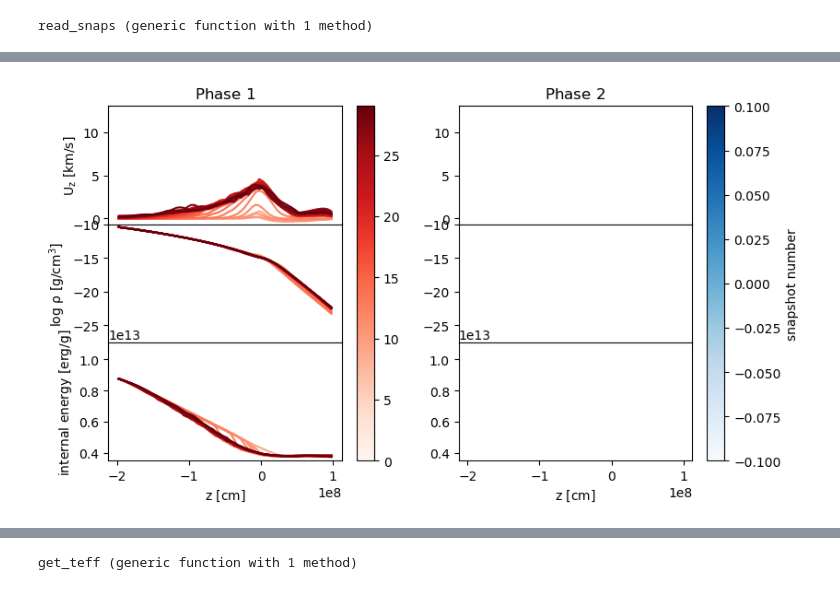
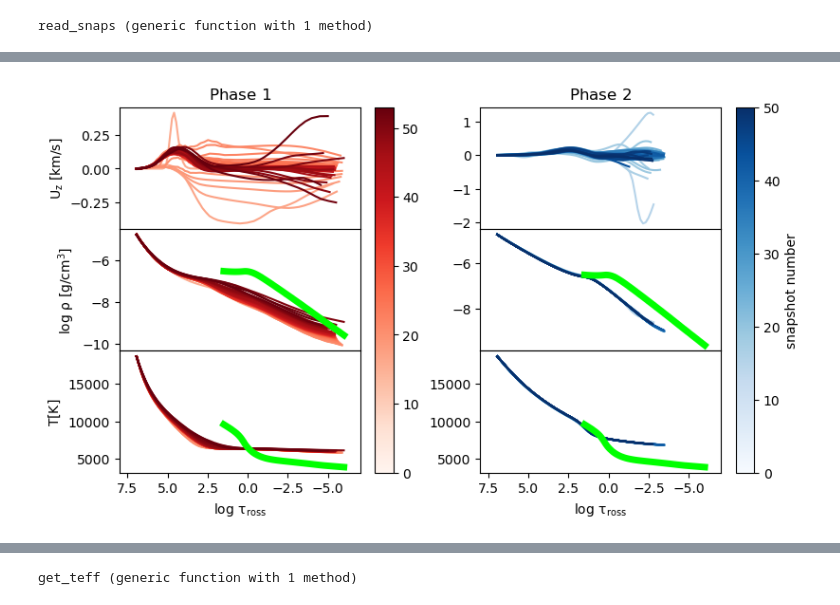
Before and after one commit to pe1995/MUST.jl, a Jupyter notebook: examples/visualize/hunt_errors.ipynb, the cells around one changed output, grey strips where cells are left out. Saved outputs shown, nothing was run; the diff lists cells and outputs as text; code cells hidden in the pictures.

```diff
--- a/examples/visualize/hunt_errors.ipynb
+++ b/examples/visualize/hunt_errors.ipynb
@@ -15,10 +20,10 @@ pl =pyimport("matplotlib.pylab");
 # %%
 #folder            = MUST.@in_dispatch "data_testrun4/grid78_phase1"
 #folder            = MUST.@in_dispatch "data/stellar"
-folder            = MUST.@in_dispatch "data/stellar_relaxing2"
+folder            = MUST.@in_dispatch "data/stellar_relaxing3"
 
 #folder2           = MUST.@in_dispatch "data/stellar_relaxing2"
-folder2            = MUST.@in_dispatch "data/restart_relaxing2"
+folder2            = MUST.@in_dispatch "data/restart_relaxing3"
 #folder2            = MUST.@in_dispatch "data/restart"
 
 content_of_folder = glob("*/", folder)
@@ -78,20 +86,22 @@ end
 convert_snaps (generic function with 1 method)
 # %%
 function read_snaps(snapshots, folder)
-    boxes = []
+    boxes  = []
+    boxesT = []
     for (i_s,snap) in enumerate(snapshots)
         try
             # Also save the snapshot as Box (a regular gridded 3D-cube) to save time later
             append!(boxes, [MUST.Box("box_sn$(snapshots[i_s])", folder=folder)])
+            append!(boxesT, [MUST.Box("box_tau_sn$(snapshots[i_s])", folder=folder)])
         catch
             @warn "could not load $(i_s)"
         end
     end
-    boxes
+    boxes, boxesT
 end
 # %% [output]
 read_snaps (generic function with 1 method)
 # %%
-boxes = convert_snaps(snapshots, folder)
-#boxes = read_snaps(snapshots, folder)
-z     = boxes[1].z[1,1,:];
+#boxes = convert_snaps(snapshots, folder)
+boxes,boxesT = read_snaps(snapshots, folder)
+z = boxes[1].z[1,1,:];
@@ -98,6 +111,6 @@ z     = boxes[1].z[1,1,:];
 # %%
 #boxes2 = convert_snaps(snapshots2, folder2)
-boxes2 = read_snaps(snapshots2, folder2)
+boxes2,boxesT2 = read_snaps(snapshots2, folder2)
 z2     = boxes2[1].z[1,1,:];
 # %% [output]
 ┌ Warning: could not load 1
@@ -174,75 +147,93 @@ sm2     = plt.cm.ScalarMappable(cmap="Blues", norm=plt.Normalize(vmin=0, vmax=le
 cbar = plt.colorbar(sm2, ax=ax[:,2])
 cbar.set_label("snapshot number")
 
-ax[1,2].set_ylim(-0.6736407617187501, 13.025547381103516); ax[1,1].set_ylim(-0.6736407617187501, 13.025547381103516)
-ax[2,2].set_ylim(-27.58334445953369, -9.9887113571167)   ; ax[2,1].set_ylim(-27.58334445953369, -9.9887113571167)
-ax[3,2].set_ylim(3.5e12, 1.10747040350208e13); ax[3,1].set_ylim(3.5e12, 1.10747040350208e13)
+#ax[1,2].set_ylim(-0.6736407617187501, 13.025547381103516); ax[1,1].set_ylim(-0.6736407617187501, 13.025547381103516)
+#ax[2,2].set_ylim(-27.58334445953369, -9.9887113571167)   ; ax[2,1].set_ylim(-27.58334445953369, -9.9887113571167)
+#ax[3,2].set_ylim(3.5e12, 1.10747040350208e13); ax[3,1].set_ylim(3.5e12, 1.10747040350208e13)
+
+ax[2,2].set_xlim(8,-7)
 
 ax[1,1].set_ylabel(L"\rm U_z\ [km/s]")
 ax[2,1].set_ylabel(L"\rm \log\ \rho\ [g/cm^3]")
-ax[3,1].set_ylabel(L"\rm internal\ energy\ [erg/g]")
+ax[3,1].set_ylabel(L"\rm T [K]")
 
-ax[3,1].set_xlabel(L"\rm z\ [cm]")
-ax[3,2].set_xlabel(L"\rm z\ [cm]")
+ax[3,1].set_xlabel(L"\rm \log\ \tau_{ross}\ ")
+ax[3,2].set_xlabel(L"\rm \log\ \tau_{ross}\ ")
 
 ax[1,1].set_title(L"\rm Phase\ 1")
 ax[1,2].set_title(L"\rm Phase\ 2")
 
 
 for i in 1:length(boxes)
-    v  = MUST.plane_statistic(maximum, boxes[i], :uz) .* 1e-5
+    v  = MUST.plane_statistic(mean, boxesT[i], :uz) .* 1e-5
     zs = boxes[i].z[1,1,:]
-    ax[1,1].plot(zs, v, label="$(i)", color=colors[i])
+    t  = boxes[i][:τ_ross][1,1,:]
+    ax[1,1].plot(t, v, label="$(i)", color=colors[i])
 
-    v  = MUST.plane_statistic(minimum, boxes[i], :d)
+    v  = MUST.plane_statistic(mean, boxesT[i], :d)
     zs = boxes[i].z[1,1,:]
-    ax[2,1].plot(zs, log.(v), label="$(i)", color=colors[i])
+    t  = boxes[i][:τ_ross][1,1,:]
+    ax[2,1].plot(t, log10.(v), label="$(i)", color=colors[i])
 
-    v  = MUST.plane_statistic(minimum, boxes[i], :ee)
+    #v  = MUST.plane_statistic(maximum, boxesT[i], :d)
+    #zs = boxes[i].z[1,1,:]
+    #ax[2,1].plot(zs, log10.(v), label="$(i)", color=colors[i])
+
+    v  = MUST.plane_statistic(mean, boxesT[i], :T)
     zs = boxes[i].z[1,1,:]
-    ax[3,1].plot(zs, v, label="$(i)", color=colors[i])
+    t  = boxes[i][:τ_ross][1,1,:]
+    ax[3,1].plot(t, v, label="$(i)", color=colors[i])
 
     append!(filenames, ["b1b2_$(i).png"])
-    f.savefig("b1b2_$(i).png")
+    #f.savefig("b1b2_$(i).png")
 
-    i==1 && f.savefig("ini_snap.png")
+    #i==1 && f.savefig("ini_snap.png")
 end
 
-#=for i in 1:length(boxes2)
-    v  = MUST.plane_statistic(maximum, boxes2[i], :uz) .* 1e-5
-    zs = boxes2[i].z[1,1,:]
-    ax[1,2].plot(zs, v, label="$(i)", color=colors2[i])
+for i in 1:length(boxesT2)
+    v  = MUST.plane_statistic(mean, boxesT2[i], :uz) .* 1e-5
+    zs = boxesT2[i].z[1,1,:]
+    t  = boxesT2[i][:τ_ross][1,1,:]
+    ax[1,2].plot(t, v, label="$(i)", color=colors2[i])
 
-    v  = MUST.plane_statistic(minimum, boxes2[i], :d)
-    zs = boxes2[i].z[1,1,:]
-    ax[2,2].plot(zs, log.(v), label="$(i)", color=colors2[i])
+    v  = MUST.plane_statistic(mean, boxesT2[i], :d)
+    zs = boxesT2[i].z[1,1,:]
+    t  = boxesT2[i][:τ_ross][1,1,:]
+    ax[2,2].plot(t, log10.(v), label="$(i)", color=colors2[i])
 
-    v  = MUST.plane_statistic(minimum, boxes2[i], :ee)
-    zs = boxes2[i].z[1,1,:]
-    ax[3,2].plot(zs, v, label="$(i)", color=colors2[i])
+    v  = MUST.plane_statistic(mean, boxesT2[i], :T)
+    zs = boxesT2[i].z[1,1,:]
+    t  = boxesT2[i][:τ_ross][1,1,:]
+    ax[3,2].plot(t, v, label="$(i)", color=colors2[i])
 
     append!(filenames, ["b1b2_$(length(boxes)+i).png"])
     f.savefig("b1b2_$(length(boxes)+i).png")
-end=#
+end
 
 #=lim!(a,b) = begin
     lima = a.get_ylim()
     limb = b.get_ylim()
     limm = (min(lima[1],limb[1]), max(lima[2],limb[2]))
     a.set_ylim(limm...)
     b.set_ylim(limm...)
 end=#
+
+ax[2,1].plot(solar_model[:,2], solar_model[:,end], color="lime", lw=5)
+ax[3,1].plot(solar_model[:,2], solar_model[:,3], color="lime", lw=5)
+
+ax[2,2].plot(solar_model[:,2], solar_model[:,end], color="lime", lw=5)
+ax[3,2].plot(solar_model[:,2], solar_model[:,3], color="lime", lw=5)
 
 #=
 lim!(ax[1,2], ax[1,1])
 lim!(ax[2,2], ax[2,1])
 lim!(ax[3,2], ax[3,1])
 
 @show ax[1,2].get_ylim()
 @show ax[2,2].get_ylim()
 @show ax[3,2].get_ylim()
 =#
 
-gif_from_pngs(filenames, "phase_summary_Squaregas.gif")
+#gif_from_pngs(filenames, "phase_summary_Squaregas.gif")
 # %% [output]
-[figure, old version]
+[figure, new version]
```
Also changed, not shown: parts of 14 cells of this notebook, 10 other files.
